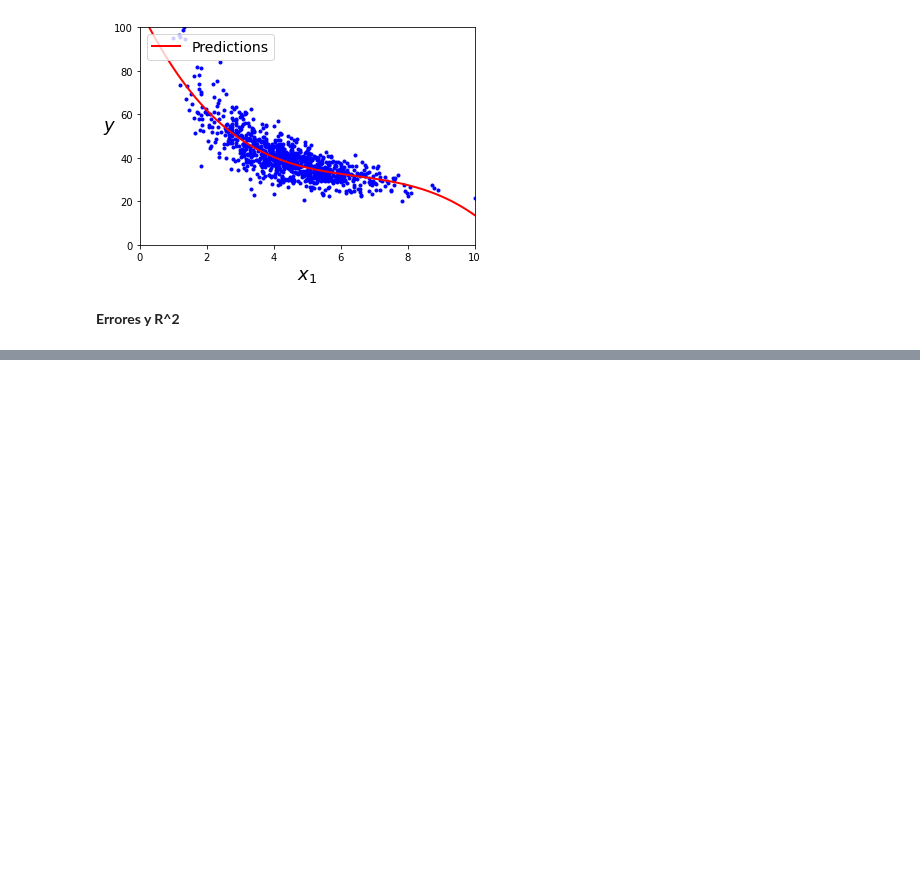
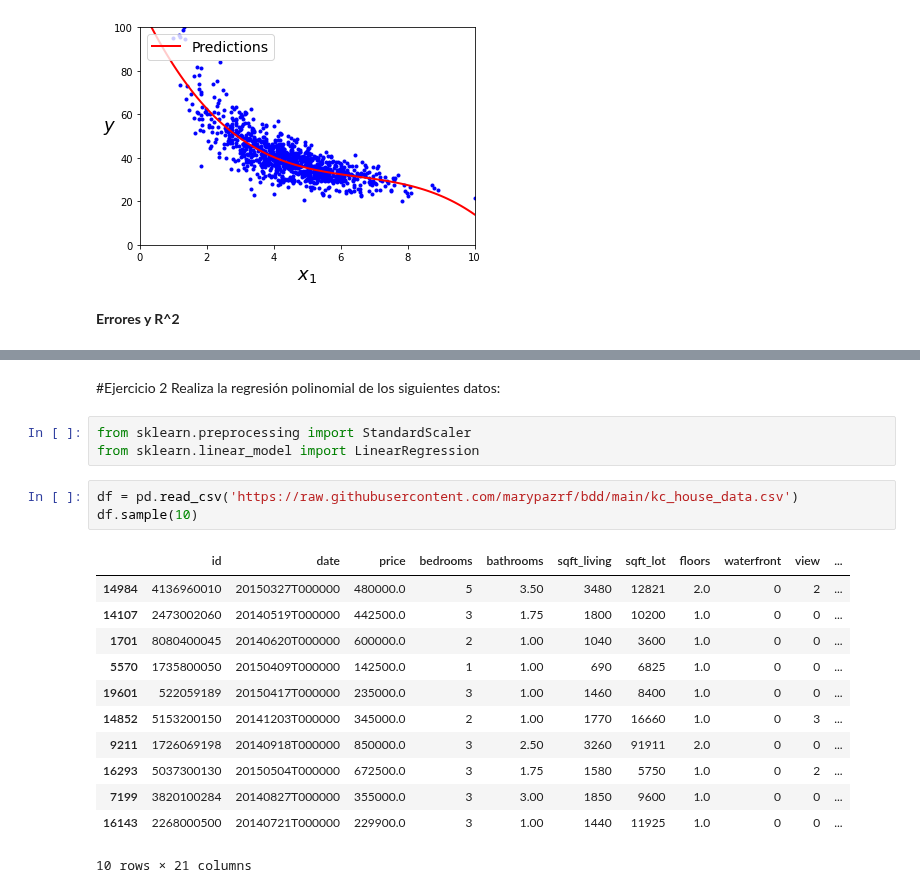
Before and after one commit to PosgradoMNA/actividades-de-aprendizaje-jesusrincon1328, a Jupyter notebook: Semana 7 /Regresión_y_K_means.ipynb, the cells around one changed output, grey strips where cells are left out. Cells and saved outputs as stored; diff of their text form; blank space fills up the shorter version.

```diff
--- a/Semana 7 /Regresión_y_K_means.ipynb
+++ b/Semana 7 /Regresión_y_K_means.ipynb
@@ -192,0 +308,22 @@ plt.axis([0, 10, 0, 100]);
+# %% [markdown]
+#Ejercicio 2
+Realiza la regresión polinomial de los siguientes datos:
+# %%
+from sklearn.preprocessing import StandardScaler
+from sklearn.linear_model import LinearRegression
+# %%
+df = pd.read_csv('https://raw.githubusercontent.com/marypazrf/bdd/main/kc_house_data.csv')
+df.sample(10)
+# %% [output]
+|  | id | date | price | bedrooms | bathrooms | sqft_living | sqft_lot | floors | waterfront | view | ... |
+| 14984 | 4136960010 | 20150327T000000 | 480000.0 | 5 | 3.50 | 3480 | 12821 | 2.0 | 0 | 2 | ... |
+| 14107 | 2473002060 | 20140519T000000 | 442500.0 | 3 | 1.75 | 1800 | 10200 | 1.0 | 0 | 0 | ... |
+| 1701 | 8080400045 | 20140620T000000 | 600000.0 | 2 | 1.00 | 1040 | 3600 | 1.0 | 0 | 0 | ... |
+| 5570 | 1735800050 | 20150409T000000 | 142500.0 | 1 | 1.00 | 690 | 6825 | 1.0 | 0 | 0 | ... |
+| 19601 | 522059189 | 20150417T000000 | 235000.0 | 3 | 1.00 | 1460 | 8400 | 1.0 | 0 | 0 | ... |
+| 14852 | 5153200150 | 20141203T000000 | 345000.0 | 2 | 1.00 | 1770 | 16660 | 1.0 | 0 | 3 | ... |
+| 9211 | 1726069198 | 20140918T000000 | 850000.0 | 3 | 2.50 | 3260 | 91911 | 2.0 | 0 | 0 | ... |
+| 16293 | 5037300130 | 20150504T000000 | 672500.0 | 3 | 1.75 | 1580 | 5750 | 1.0 | 0 | 2 | ... |
+| 7199 | 3820100284 | 20140827T000000 | 355000.0 | 3 | 3.00 | 1850 | 9600 | 1.0 | 0 | 0 | ... |
+| 16143 | 2268000500 | 20140721T000000 | 229900.0 | 3 | 1.00 | 1440 | 11925 | 1.0 | 0 | 0 | ... |
+10 rows × 21 columns
```
Also changed, not shown: parts of 30 cells of this notebook.
